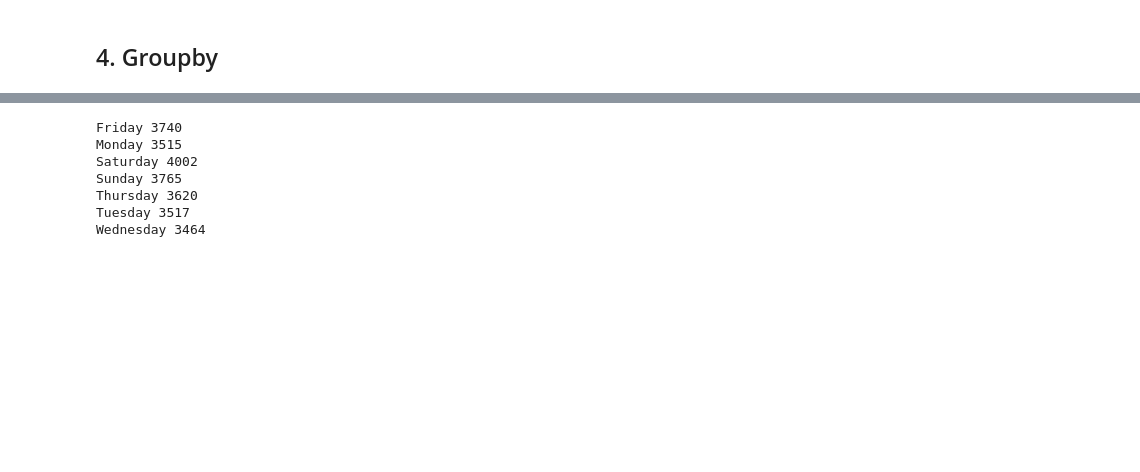
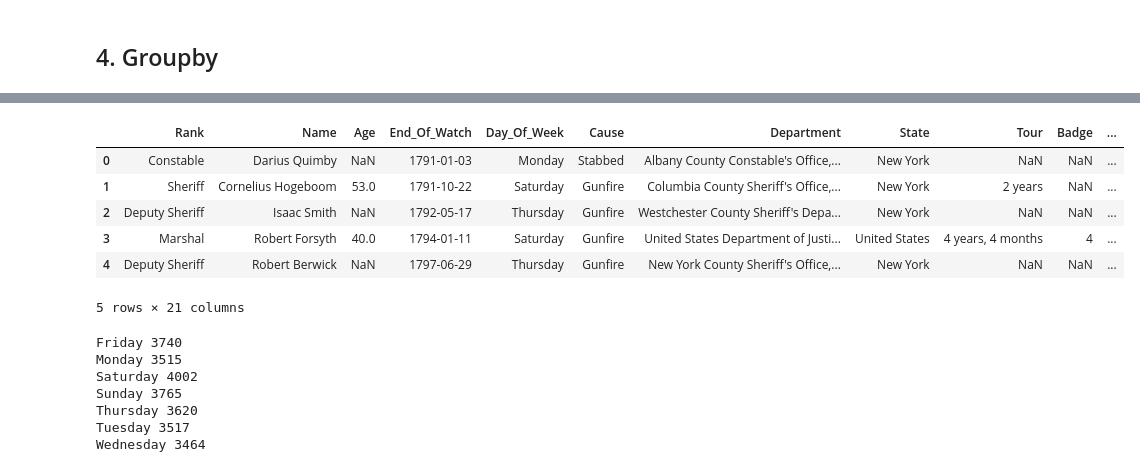
Before and after one commit to pepebonet/Intermediate_Python_BBA, a Jupyter notebook: Class_1/scripts/Code_class_1_2.ipynb, the cells around one changed output, grey strips where cells are left out. Cells and saved outputs as stored; diff of their text form; code cells hidden in the pictures; blank space fills up the shorter version.

Commit message:
add things of groupby lambda and apply

```diff
--- a/Class_1/scripts/Code_class_1_2.ipynb
+++ b/Class_1/scripts/Code_class_1_2.ipynb
@@ -262,3 +306,23 @@ gk.get_group('Saturday').head(2)
+# %%
+def age_ranges(age):
+    if age >= 60:
+        return 'Older than 60'
+    elif age >= 25 and age < 60:
+        return 'Older than 25 and lower than 60'
+    else:
+        return 'Younger than 25'
+# %%
+df['age_range'] = df['Age'].apply(age_ranges)
+# %%
+df.head()
+# %% [output]
+|  | Rank | Name | Age | End_Of_Watch | Day_Of_Week | Cause | Department | State | Tour | Badge | ... |
+| 0 | Constable | Darius Quimby | NaN | 1791-01-03 | Monday | Stabbed | Albany County Constable's Office,... | New York | NaN | NaN | ... |
+| 1 | Sheriff | Cornelius Hogeboom | 53.0 | 1791-10-22 | Saturday | Gunfire | Columbia County Sheriff's Office,... | New York | 2 years | NaN | ... |
+| 2 | Deputy Sheriff | Isaac Smith | NaN | 1792-05-17 | Thursday | Gunfire | Westchester County Sheriff's Depa... | New York | NaN | NaN | ... |
+| 3 | Marshal | Robert Forsyth | 40.0 | 1794-01-11 | Saturday | Gunfire | United States Department of Justi... | United States | 4 years, 4 months | 4 | ... |
+| 4 | Deputy Sheriff | Robert Berwick | NaN | 1797-06-29 | Thursday | Gunfire | New York County Sheriff's Office,... | New York | NaN | NaN | ... |
+5 rows × 21 columns
 # %%
 for group, df_group in df.groupby(['Day_Of_Week']):
     print(group, df_group.shape[0])
```
Also changed, not shown: parts of 17 cells of this notebook.
